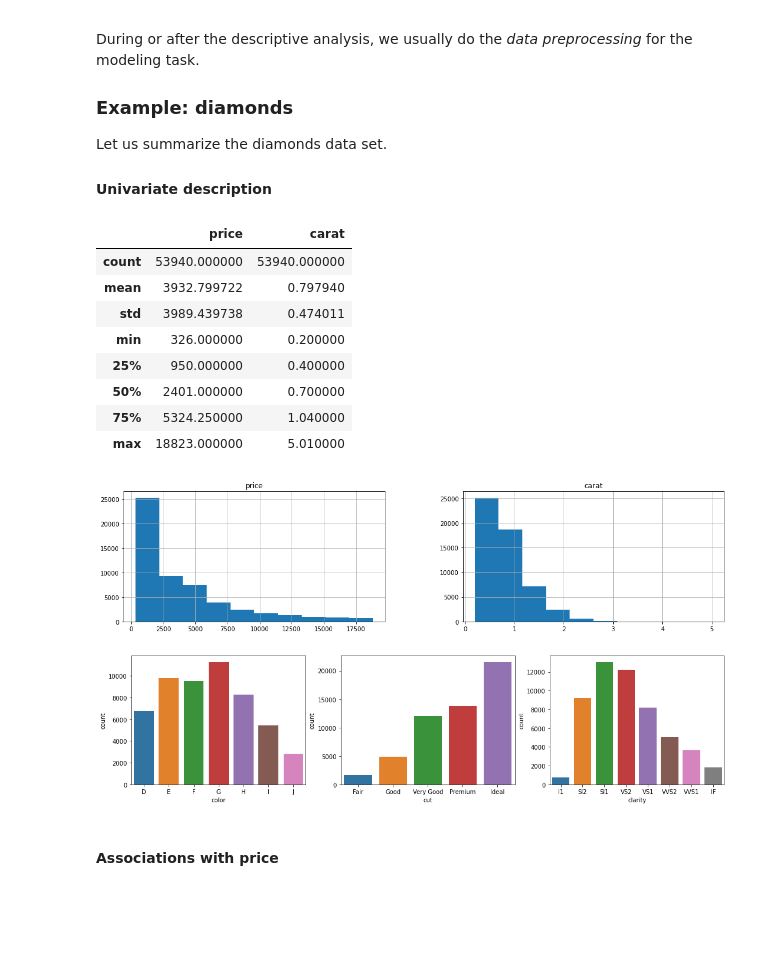
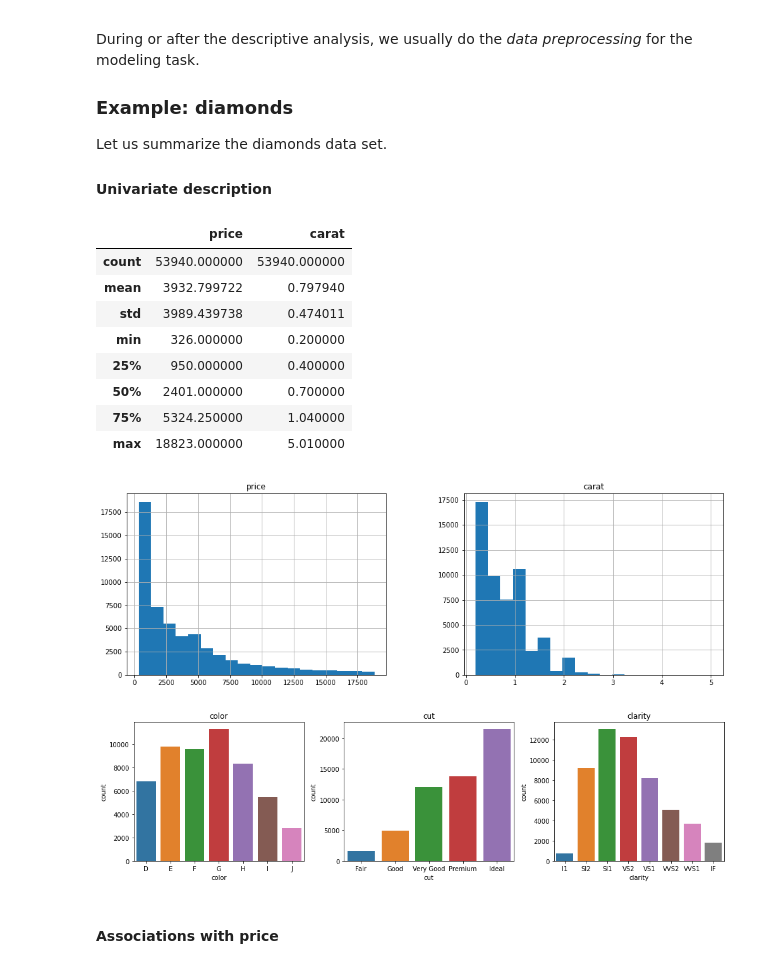
Before and after one commit to mayer79/ml_lecture, a Jupyter notebook: py/1_Basics_and_Linear_Models.ipynb, the cells around one changed output. Saved outputs shown, nothing was run; the diff lists cells and outputs as text; code cells hidden in the pictures; blank space fills up the shorter version.

```diff
--- a/py/1_Basics_and_Linear_Models.ipynb
+++ b/py/1_Basics_and_Linear_Models.ipynb
@@ -79,31 +80,33 @@ Let us summarize the diamonds data set.
 
 #### Univariate description
 # %%
+from plotnine.data import diamonds
 import matplotlib.pyplot as plt
 
 num_vars = ["price", "carat"]
-diamonds[num_vars].hist(figsize=(18, 4))
+diamonds[num_vars].hist(figsize=(16, 5), bins=19)
 diamonds[num_vars].describe()
 # %% [output]
 |  | price | carat |
 | count | 53940.000000 | 53940.000000 |
 | mean | 3932.799722 | 0.797940 |
 | std | 3989.439738 | 0.474011 |
 | min | 326.000000 | 0.200000 |
 | 25% | 950.000000 | 0.400000 |
 | 50% | 2401.000000 | 0.700000 |
 | 75% | 5324.250000 | 1.040000 |
 | max | 18823.000000 | 5.010000 |
-[figure, old version]
+[figure, new version]
 # %%
 import seaborn as sns
 cat_vars = ["color", "cut", "clarity"]
 
-fig, ax = plt.subplots(ncols=3, figsize=(18, 4))
+fig, ax = plt.subplots(ncols=3, figsize=(14, 4))
 for i, x in enumerate(cat_vars):
-    sns.countplot(data=diamonds, x=x, ax=ax[i])
+    sns.countplot(data=diamonds, x=x, ax=ax[i]).set_title(x)
+fig.tight_layout()
 # %% [output]
-[figure, old version]
+[figure, new version]
 # %% [markdown]
 #### Associations with price
 # %%
```
Also changed, not shown: parts of 16 cells of this notebook.
